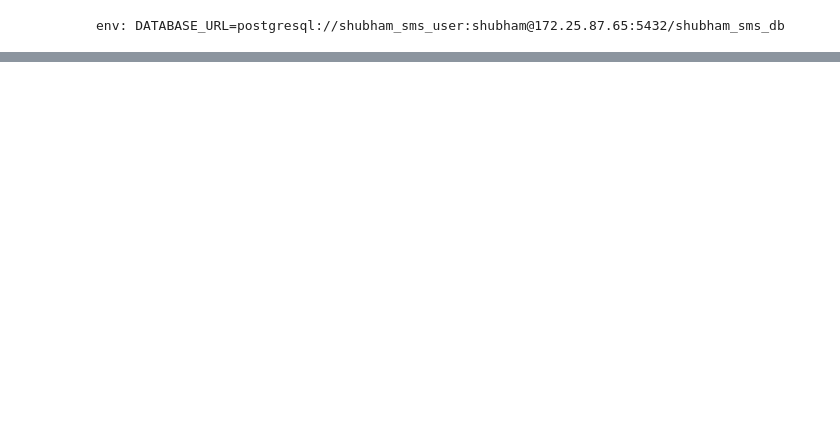
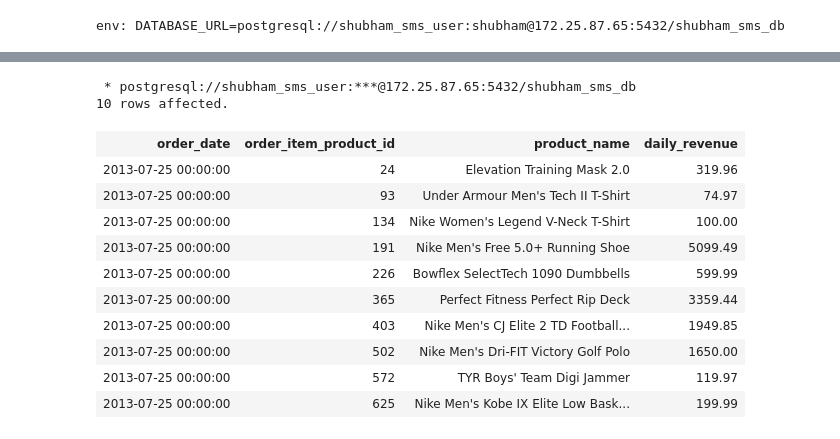
Before and after one commit to shubhammathur3110/Data-Engineering, a Jupyter notebook: material/Exercise/01 SQL Exercise/daily_product_revenue_solution.ipynb, the cells around one changed output, grey strips where cells are left out. Cells and saved outputs as stored; diff of their text form; code cells hidden in the pictures; blank space fills up the shorter version.

```diff
--- a/material/Exercise/01 SQL Exercise/daily_product_revenue_solution.ipynb
+++ b/material/Exercise/01 SQL Exercise/daily_product_revenue_solution.ipynb
@@ -68,3 +67,32 @@ where table_catalog = 'shubham_sms_db'
 | shubham_sms_db | shubham | products | product_name | 3 | None | NO | character varying | ... |
 | shubham_sms_db | shubham | products | product_description | 4 | None | NO | character varying | ... |
 | shubham_sms_db | shubham | products | product_image | 6 | None | NO | character varying | ... |
+# %%
+%%sql
+
+    select o.order_date,
+           oi.order_item_product_id,
+           p.product_name,
+            round(sum (oi.order_item_subtotal:: numeric), 2) as Daily_Revenue
+    from shubham.orders as o
+        Inner join shubham.order_items as oi
+            on o.order_id = oi.order_item_order_id
+        Inner join shubham.products as p
+            on  p.product_id = oi.order_item_product_id
+    where o.order_status in ('COMPLETE', 'CLOSED')
+    group by o.order_date, oi.order_item_product_id, p.product_name
+        limit 10;
+# %% [output]
+ * postgresql://shubham_sms_user:***@172.25.87.65:5432/shubham_sms_db
+10 rows affected.
+| order_date | order_item_product_id | product_name | daily_revenue |
+| 2013-07-25 00:00:00 | 24 | Elevation Training Mask 2.0 | 319.96 |
+| 2013-07-25 00:00:00 | 93 | Under Armour Men's Tech II T-Shirt | 74.97 |
+| 2013-07-25 00:00:00 | 134 | Nike Women's Legend V-Neck T-Shirt | 100.00 |
+| 2013-07-25 00:00:00 | 191 | Nike Men's Free 5.0+ Running Shoe | 5099.49 |
+| 2013-07-25 00:00:00 | 226 | Bowflex SelectTech 1090 Dumbbells | 599.99 |
+| 2013-07-25 00:00:00 | 365 | Perfect Fitness Perfect Rip Deck | 3359.44 |
+| 2013-07-25 00:00:00 | 403 | Nike Men's CJ Elite 2 TD Football... | 1949.85 |
+| 2013-07-25 00:00:00 | 502 | Nike Men's Dri-FIT Victory Golf Polo | 1650.00 |
+| 2013-07-25 00:00:00 | 572 | TYR Boys' Team Digi Jammer | 119.97 |
+| 2013-07-25 00:00:00 | 625 | Nike Men's Kobe IX Elite Low Bask... | 199.99 |
```
Also changed, not shown: parts of 4 cells of this notebook, 1 other file.
